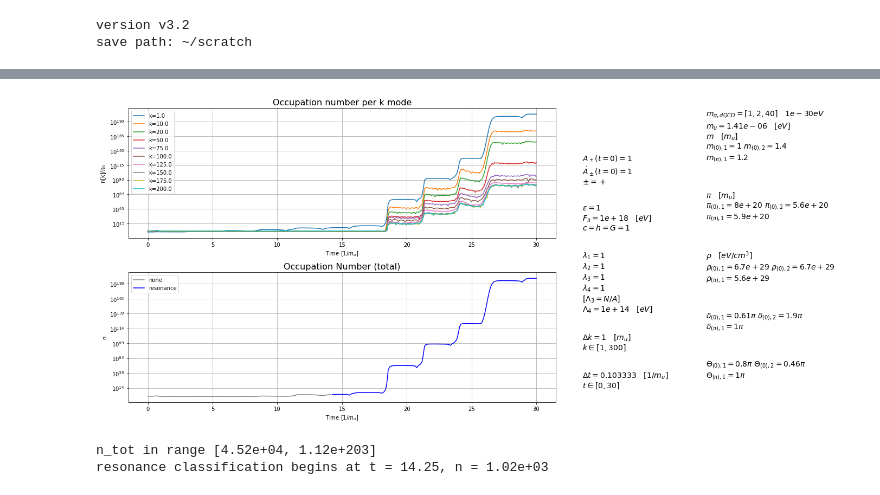
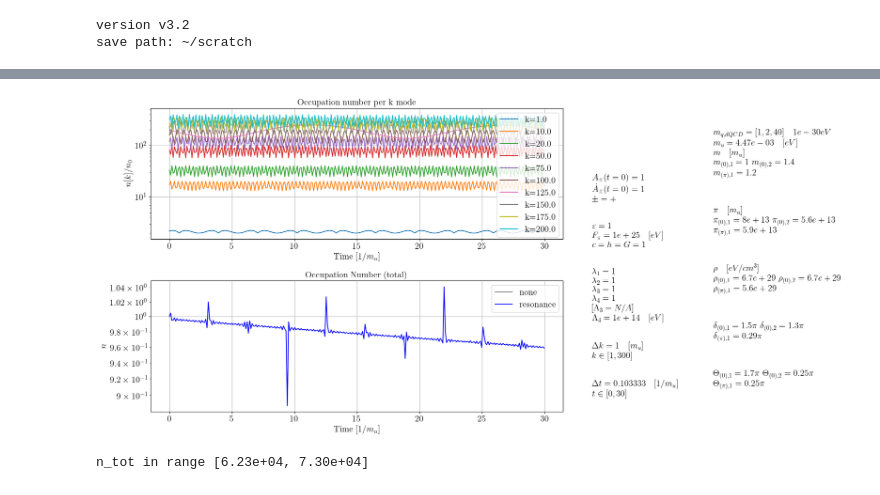
Before and after one commit to LoaneShark/pyAxiverse, a Jupyter notebook: run_single_case.ipynb, the cells around one changed output, grey strips where cells are left out. Cells and saved outputs as stored; diff of their text form; code cells hidden in the pictures.

```diff
--- a/run_single_case.ipynb
+++ b/run_single_case.ipynb
@@ -47,3 +50,24 @@ rng_seed: 115310391109941292204650978895098433454
+# %%
+# LaTeX Formatting for Plots
+if use_tex_format:
+    plt.rcParams.update({
+        'text.usetex': True,
+        'font.family': 'serif',
+    })
+    plt.rc('text', usetex=True)
+    plt.rc('text.latex', preamble=r'\usepackage{amsmath}')
+
+    SMALL_SIZE = 8
+    MEDIUM_SIZE = 16
+    BIGGER_SIZE = 20
+
+    plt.rc('font', size=MEDIUM_SIZE)          # controls default text sizes
+    '''plt.rc('axes', titlesize=SMALL_SIZE)     # fontsize of the axes title
+    plt.rc('axes', labelsize=MEDIUM_SIZE)    # fontsize of the x and y labels
+    plt.rc('xtick', labelsize=SMALL_SIZE)    # fontsize of the x tick labels
+    plt.rc('ytick', labelsize=SMALL_SIZE)    # fontsize of the y tick labels
+    plt.rc('legend', fontsize=SMALL_SIZE)    # legend fontsize
+    plt.rc('figure', labelsize=BIGGER_SIZE, titlesize=BIGGER_SIZE)  # fontsize of the figure title'''
 # %%
 # Unitful fundamental constants
 c_raw = c = np.float64(2.998e10)    # Speed of light in a vacuum [cm/s]
@@ -66,7 +90,7 @@ G_u = G if unitful_G else 1.
 # %%
 # Set constants of model
 e    = 0.3      # dimensionless electron charge
-F    = 1e9     # pi-axion decay constant (GeV) >= 10^11
+F    = 1e16     # pi-axion decay constant (GeV) >= 10^11
 p_t  = 1e22     # total local DM density (GeV/cm^3)
 #p_t = 1e20
 #p_unit = 1.906e-12
@@ -317,6 +341,9 @@ t, t_step = np.linspace(t_span[0], t_span[1], t_N, retstep=True)  # Array of tim
 res_con = 1000
 #res_con = max(100,1./A_sens)
 
+# Numerical Integration method (to be passed to solve_ivp)
+int_method = 'RK45'
+
 # Collect all input parameters
 parameters = {'e': e, 'F': F, 'p_t': p_t, 'eps': eps, 'L3': L3, 'L4': L4, 'l1': l1, 'l2': l2, 'l3': l3, 'l4': l4, 'res_con': res_con,
               'A_0': A_0, 'Adot_0': Adot_0, 'A_pm': A_pm, 't_sens': t_sens, 'A_sens': A_sens,
@@ -325,7 +352,8 @@ parameters = {'e': e, 'F': F, 'p_t': p_t, 'eps': eps, 'L3': L3, 'L4': L4, 'l1':
               'amp_r': amps[0], 'amp_n': amps[1], 'amp_c': amps[2], 'd_r': d[0], 'd_n': d[1], 'd_c': d[2], 'k_0': k0,
               'unitful_m': unitful_masses, 'rescale_m': rescale_m, 'unitful_amps': unitful_amps, 'rescale_amps': rescale_amps,
               'unitful_k': unitful_k, 'rescale_k': rescale_k, 'rescale_consts': rescale_consts, 'h': h, 'c': c, 'G': G, 'seed': rng_seed,
-              'dimensionful_p': dimensionful_p, 'use_natural_units': use_natural_units, 'use_mass_units': use_mass_units}
+              'dimensionful_p': dimensionful_p, 'use_natural_units': use_natural_units, 'use_mass_units': use_mass_units,
+              'int_method': int_method}
 
 phash = get_parameter_space_hash(parameters, verbosity=verbosity)
 
@@ -368,7 +396,7 @@ params = init_params(parameters, t_min=t_span[0], t_max=t_span[1], t_N=t_N, k_mi
 
 local_system = lambda t, y, k, params: piaxi_system(t, y, k, params, P=P, B=B, C=C, D=D, A_pm=A_pm, bg=em_bg, k0=k0, c=c_u, h=h_u, G=G_u)
 
-solutions, params, time_elapsed = solve_piaxi_system(local_system, params, k_values, parallelize=is_parallel, num_cores=num_cores, verbosity=verbosity, show_progress_bar=show_progress)
+solutions, params, time_elapsed = solve_piaxi_system(local_system, params, k_values, parallelize=is_parallel, num_cores=num_cores, verbosity=verbosity, show_progress_bar=show_progress, method=int_method)
 
 
 result_plots = {}
@@ -399,36 +427,35 @@ max (mean) k mode: 1.0
 
 override_n_k = False
 # Override particle occupation number function
 if override_n_k:
     # Particle number for k_mode value at index i
     n_k_local = lambda k, A, Adot, Im=None: (1/2)*(k**2 * np.abs(A)**2 + np.abs(Adot) + k)
 else:
     from piaxi_utils import n_k
     n_k_local = n_k
 
 # VERY DEPRECATED
 if False:
     # TODO: Verify units in below equation
     k_to_w_old = np.float64(4.555e25) # 2πc/hbar [(Hz/eV)*(cm/s)]
     w_old = lambda i, k_u=k0, c=c_raw, h=h_raw, k_vals=k_values: np.abs(k_vals[i]*k_u*(2*np.pi/h))
     n_old = lambda i, w, solns, A=A_i, Adot=Adot_i: (w(i)/2) * (((np.square(np.abs(Adot(i))))/(np.square(w(i)))) + np.square(np.abs(A(i)))) - (1/2)
 
 times = t
 
 scale_n = True
-plt, params, t_res, n_res = make_occupation_num_plots(params, units, solutions, numf_in=n_k_local, times_in=times, scale_n=scale_n, write_to_params=True)
+plt, params, t_res, n_res = make_occupation_num_plots(params, units, solutions, numf_in=n_k_local, times_in=times, scale_n=scale_n, write_to_params=True, tex_fmt=use_tex_format)
 n_tot = sum_n_p(n_k_local, params, solutions, k_values, times)
 
 tot_res = params['res_class']
 result_plots['nums'] = plt.gcf()
 plt.show()
 
 print('n_tot in range [%.2e, %.2e]' % (min(n_tot), max(n_tot)))
 if 'res' in tot_res and debug_level > 2:
     print('resonance classification begins at t = %.2f, n = %.2e' % (t_res, n_res))
 # %% [output]
-[figure, old version]
+[figure, new version]
-n_tot in range [4.52e+04, 1.12e+203]
-resonance classification begins at t = 14.25, n = 1.02e+03
+n_tot in range [6.23e+04, 7.30e+04]
 # %%
 # Plot results (Oscillating coefficient values)
```
Also changed, not shown: parts of 12 cells of this notebook, 3 other files.
